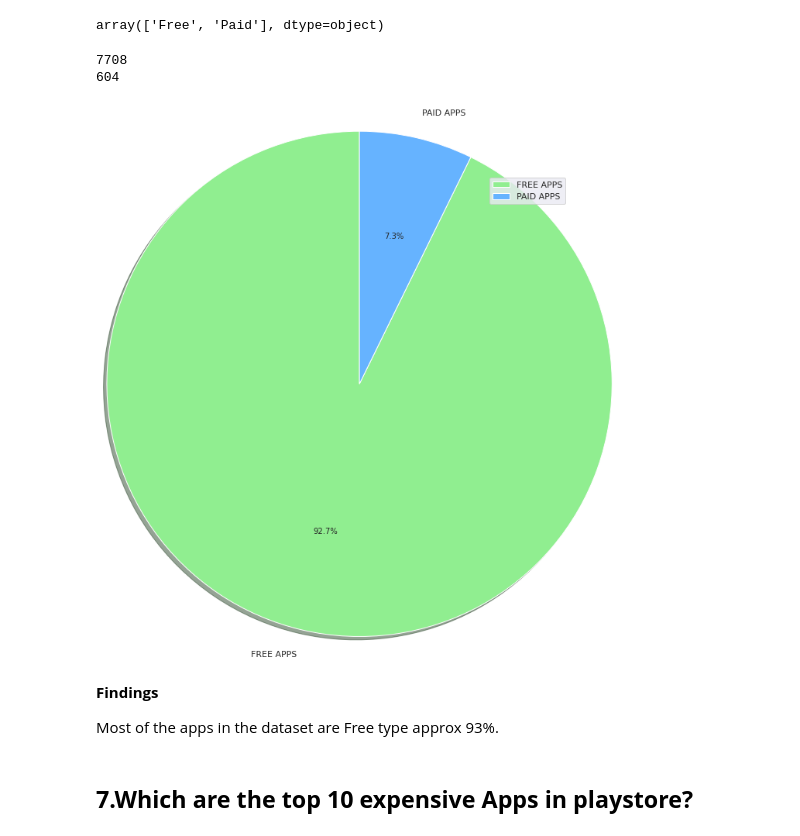
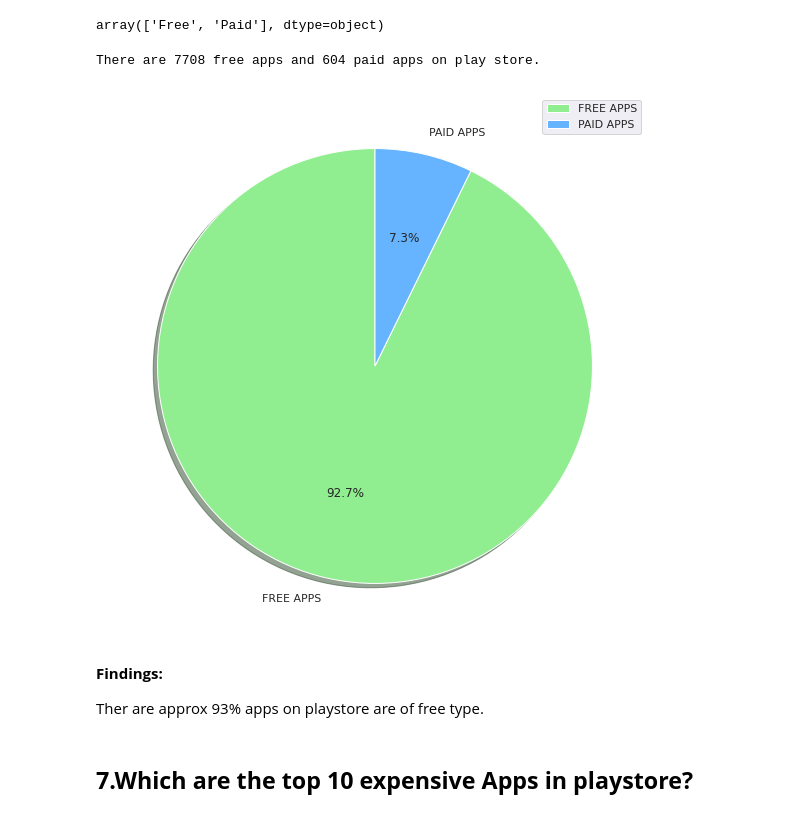
Before and after one commit to Shubhangani-Tiwari/Play-Store--Apps-Reviews-Project, a Jupyter notebook: Copy_of_MY_PROJECT_Capstone_Project.ipynb, the cells around one changed output. Saved outputs shown, nothing was run; the diff lists cells and outputs as text; code cells hidden in the pictures.

```diff
--- a/Copy_of_MY_PROJECT_Capstone_Project.ipynb
+++ b/Copy_of_MY_PROJECT_Capstone_Project.ipynb
@@ -1526,26 +1517,24 @@ cleaned_df_apps['Type'].unique()
 array(['Free', 'Paid'], dtype=object)
 # %%
 free_apps=len(cleaned_df_apps[cleaned_df_apps['Type']=='Free'])
-print(free_apps)
 paid_apps=len(cleaned_df_apps[cleaned_df_apps['Type']=='Paid'])
-print(paid_apps)
+print(f"There are {free_apps} free apps and {paid_apps} paid apps on play store.")
 # %% [output]
-7708
-604
+There are 7708 free apps and 604 paid apps on play store.
 # %%
 plt.figure(figsize=(10,10))
 type_of_apps=['FREE APPS','PAID APPS']
 count_of_apps=[7708,604]
 colors=['lightgreen','#66b3ff']
-plt.pie(count_of_apps,labels=type_of_apps, colors=colors,shadow=True, startangle=90, radius=1.5,autopct = '%1.1f%%')
+plt.pie(count_of_apps,labels=type_of_apps, colors=colors,shadow=True, startangle=90, radius=1,autopct = '%1.1f%%')
 plt.legend()
 plt.show()
 # %% [output]
-[figure, old version]
+[figure, new version]
-# %% [markdown]
-**Findings**
-
-Most of the apps in the dataset are Free type approx 93%.
+# %% [markdown]
+**Findings:**
+
+Ther are  approx 93% apps on playstore are of free type.
 # %% [markdown]
 ## **7.Which are the top 10 expensive Apps in playstore?**
 # %%
```
Also changed, not shown: parts of 11 cells of this notebook.
